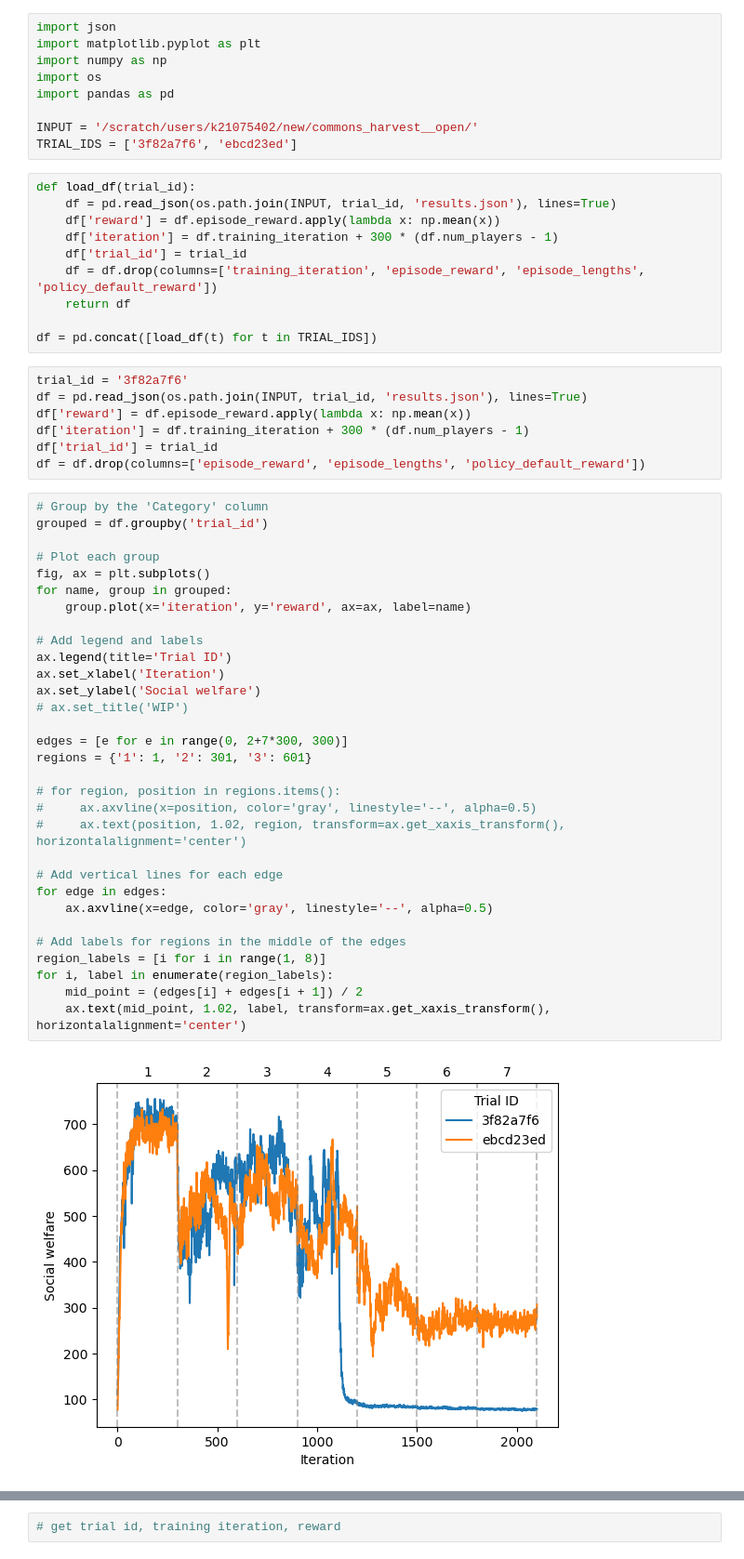
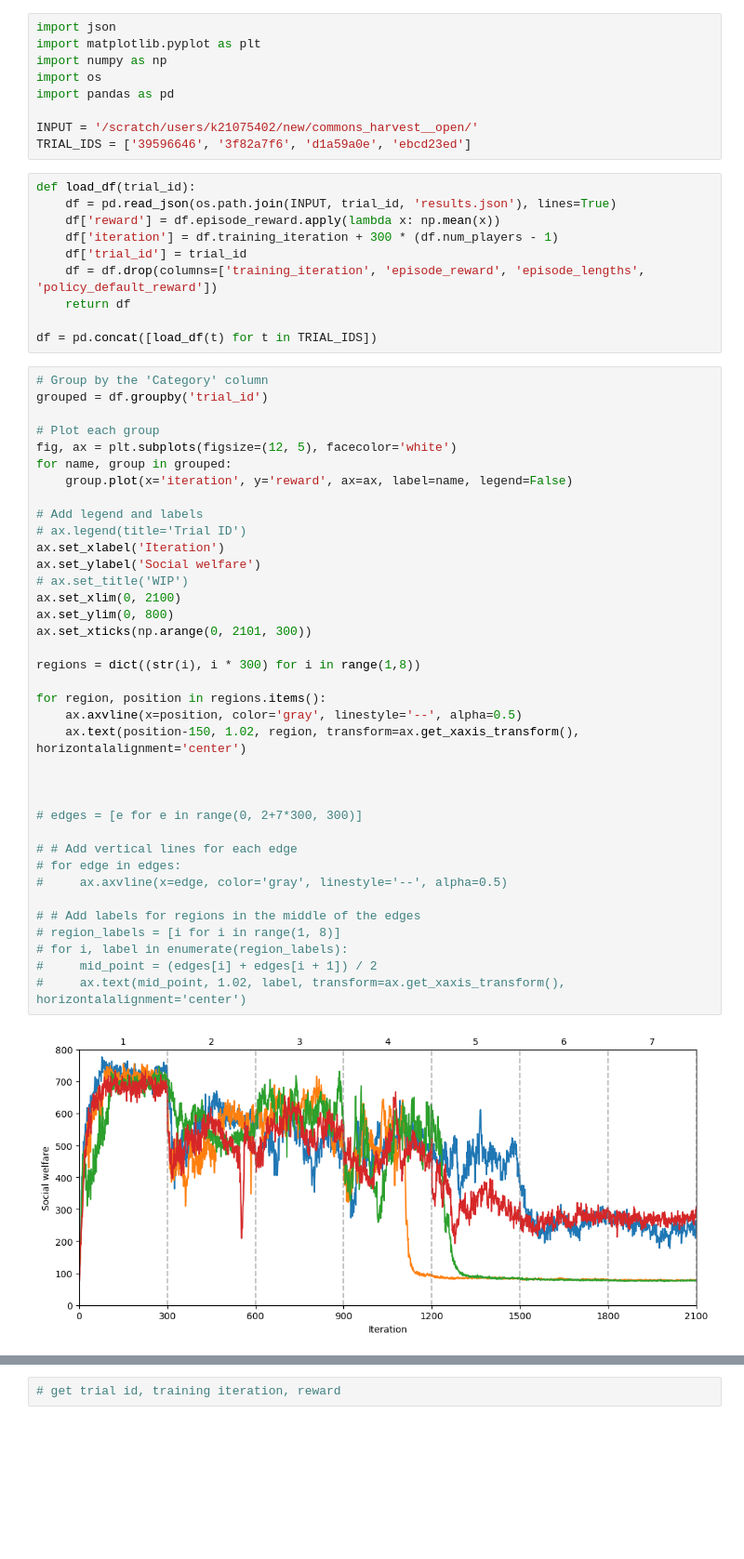
Before and after one commit to willis-richard/meltingpot, a Jupyter notebook: reward_transfer/results_n_players.ipynb, the cells around one changed output, grey strips where cells are left out. Shown at 93% size. Drawn from its saved outputs; the diff is of its cells as text; blank space fills up the shorter version.

Commit message:
initial self-interest loop, improve num_players chart

```diff
--- a/reward_transfer/results_n_players.ipynb
+++ b/reward_transfer/results_n_players.ipynb
@@ -6,7 +6,7 @@ import os
 import pandas as pd
 
 INPUT = '/scratch/users/k21075402/new/commons_harvest__open/'
-TRIAL_IDS = ['3f82a7f6', 'ebcd23ed']
+TRIAL_IDS = ['39596646', '3f82a7f6', 'd1a59a0e', 'ebcd23ed']
 # %%
 def load_df(trial_id):
     df = pd.read_json(os.path.join(INPUT, trial_id, 'results.json'), lines=True)
@@ -17,44 +17,43 @@ def load_df(trial_id):
     return df
 
 df = pd.concat([load_df(t) for t in TRIAL_IDS])
-# %%
-trial_id = '3f82a7f6'
-df = pd.read_json(os.path.join(INPUT, trial_id, 'results.json'), lines=True)
-df['reward'] = df.episode_reward.apply(lambda x: np.mean(x))
-df['iteration'] = df.training_iteration + 300 * (df.num_players - 1)
-df['trial_id'] = trial_id
-df = df.drop(columns=['episode_reward', 'episode_lengths', 'policy_default_reward'])
 # %%
 # Group by the 'Category' column
 grouped = df.groupby('trial_id')
 
 # Plot each group
-fig, ax = plt.subplots()
+fig, ax = plt.subplots(figsize=(12, 5), facecolor='white')
 for name, group in grouped:
-    group.plot(x='iteration', y='reward', ax=ax, label=name)
+    group.plot(x='iteration', y='reward', ax=ax, label=name, legend=False)
 
 # Add legend and labels
-ax.legend(title='Trial ID')
+# ax.legend(title='Trial ID')
 ax.set_xlabel('Iteration')
 ax.set_ylabel('Social welfare')
 # ax.set_title('WIP')
+ax.set_xlim(0, 2100)
+ax.set_ylim(0, 800)
+ax.set_xticks(np.arange(0, 2101, 300))
 
-edges = [e for e in range(0, 2+7*300, 300)]
-regions = {'1': 1, '2': 301, '3': 601}
+regions = dict((str(i), i * 300) for i in range(1,8))
 
-# for region, position in regions.items():
-#     ax.axvline(x=position, color='gray', linestyle='--', alpha=0.5)
-#     ax.text(position, 1.02, region, transform=ax.get_xaxis_transform(), horizontalalignment='center')
+for region, position in regions.items():
+    ax.axvline(x=position, color='gray', linestyle='--', alpha=0.5)
+    ax.text(position-150, 1.02, region, transform=ax.get_xaxis_transform(), horizontalalignment='center')
 
-# Add vertical lines for each edge
-for edge in edges:
-    ax.axvline(x=edge, color='gray', linestyle='--', alpha=0.5)
 
-# Add labels for regions in the middle of the edges
-region_labels = [i for i in range(1, 8)]
-for i, label in enumerate(region_labels):
-    mid_point = (edges[i] + edges[i + 1]) / 2
-    ax.text(mid_point, 1.02, label, transform=ax.get_xaxis_transform(), horizontalalignment='center')
+
+# edges = [e for e in range(0, 2+7*300, 300)]
+
+# # Add vertical lines for each edge
+# for edge in edges:
+#     ax.axvline(x=edge, color='gray', linestyle='--', alpha=0.5)
+
+# # Add labels for regions in the middle of the edges
+# region_labels = [i for i in range(1, 8)]
+# for i, label in enumerate(region_labels):
+#     mid_point = (edges[i] + edges[i + 1]) / 2
+#     ax.text(mid_point, 1.02, label, transform=ax.get_xaxis_transform(), horizontalalignment='center')
 # %% [output]
-[figure, old version]
+[figure, new version]
 # %%
```
Also changed, not shown: parts of 1 cell of this notebook, 2 other files.
